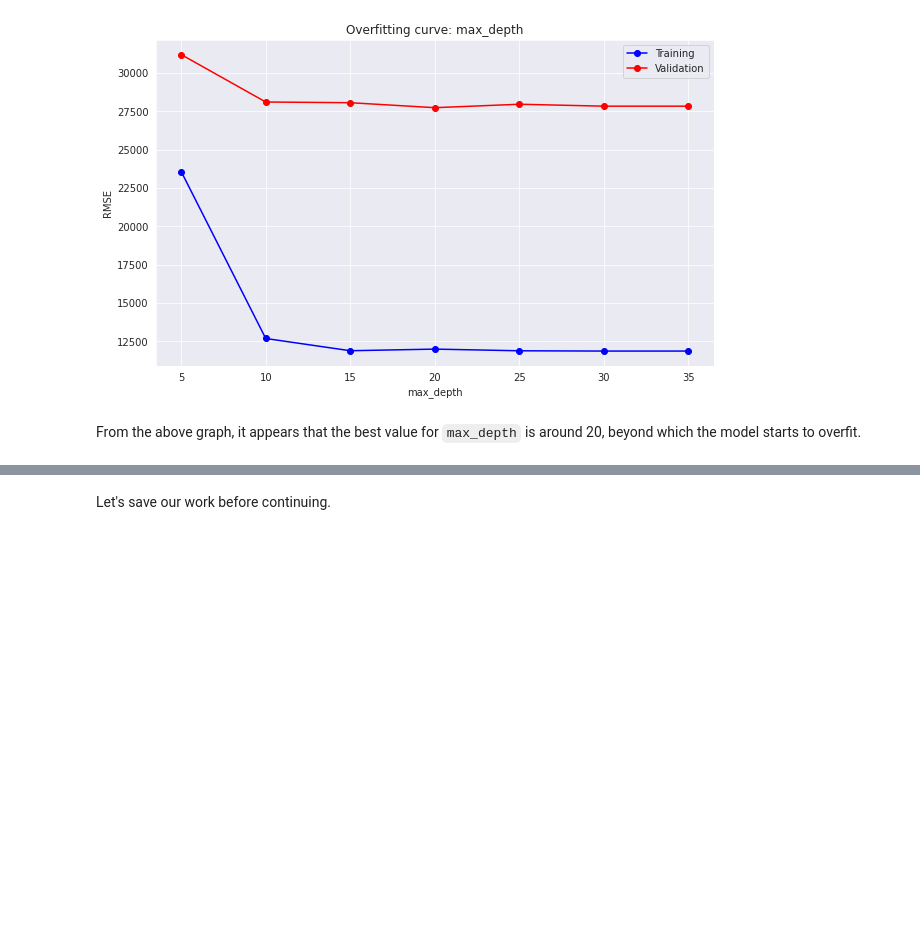
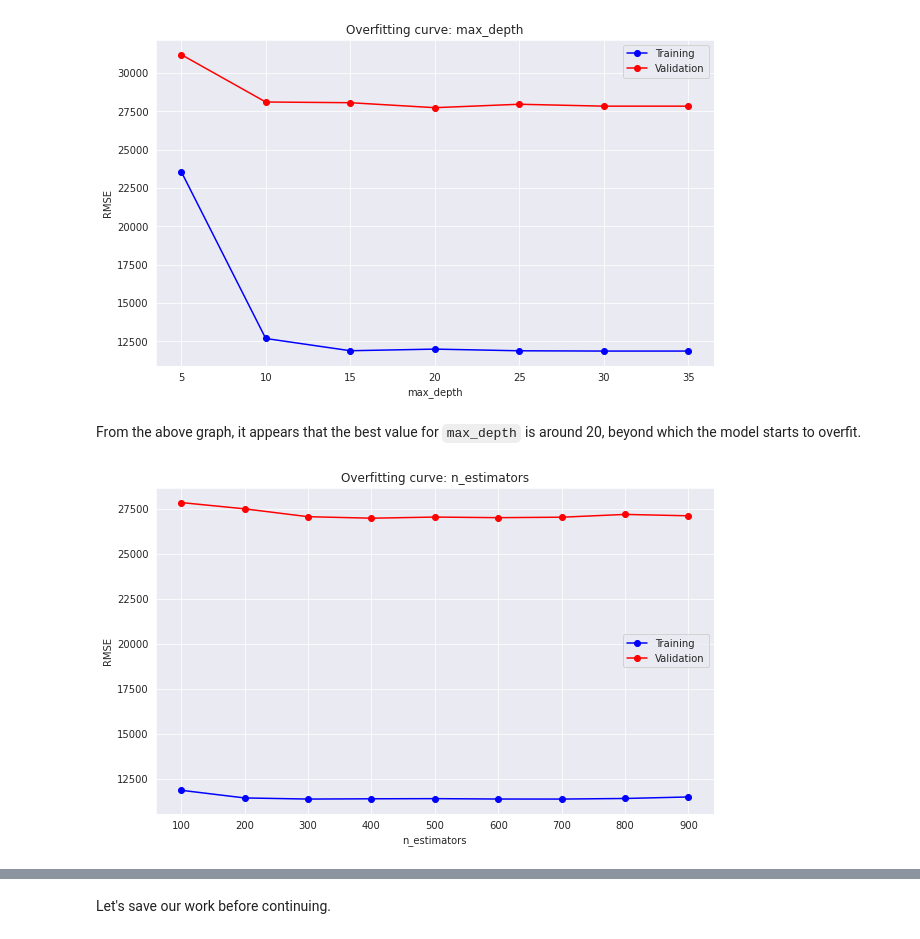
Before and after one commit to akash2262/House-Price-Prediction-Using-Decision-Tree-Random-Forest, a Jupyter notebook: zerotodatascience_random_forests_assignment.ipynb, the cells around one changed output, grey strips where cells are left out. Drawn from its saved outputs; the diff is of its cells as text; code cells hidden in the pictures; blank space fills up the shorter version.

```diff
--- a/zerotodatascience_random_forests_assignment.ipynb
+++ b/zerotodatascience_random_forests_assignment.ipynb
@@ -376,0 +382,4 @@ From the above graph, it appears that the best value for `max_depth` is around 2
+# %%
+test_param_and_plot('n_estimators',np.arange(100,1000,100))#Best value is 400
+# %% [output]
+[figure, added]
```
Also changed, not shown: parts of 9 cells of this notebook.
